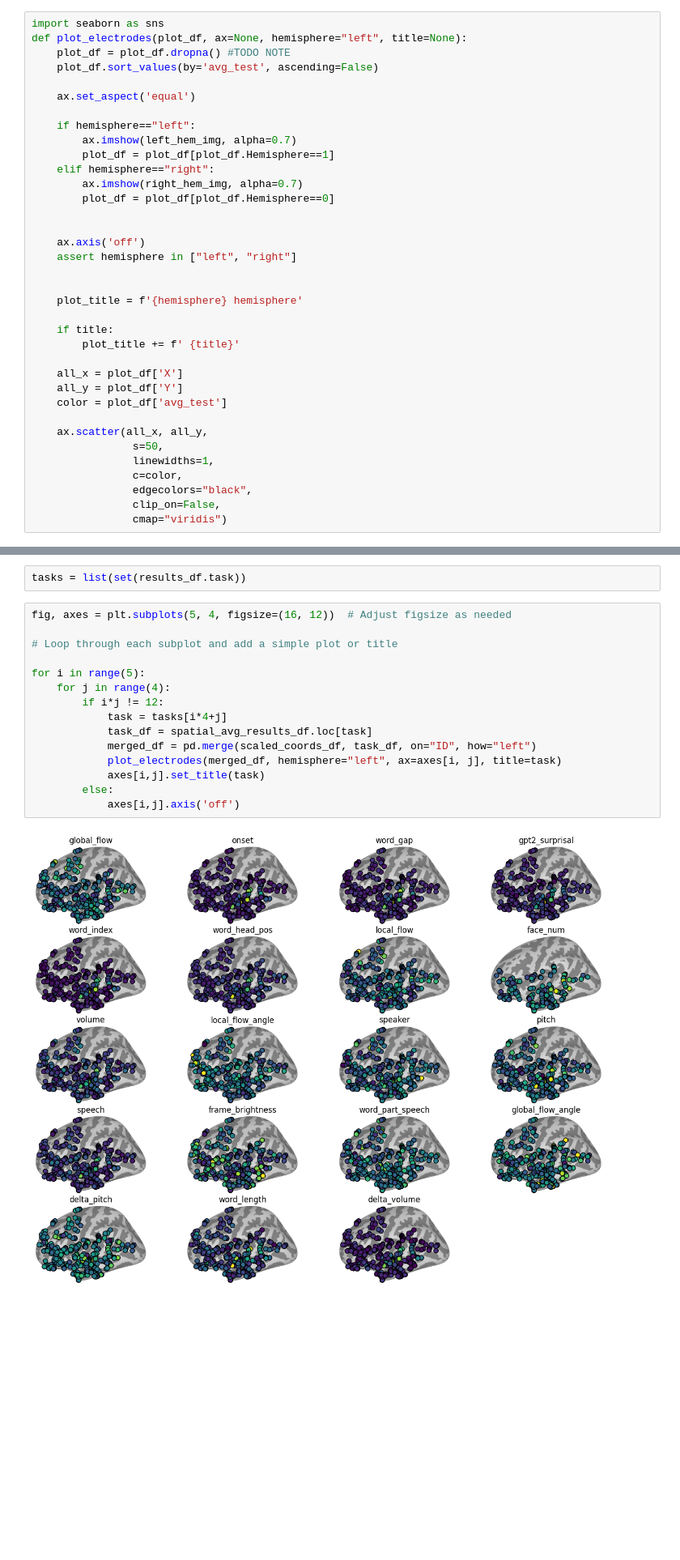
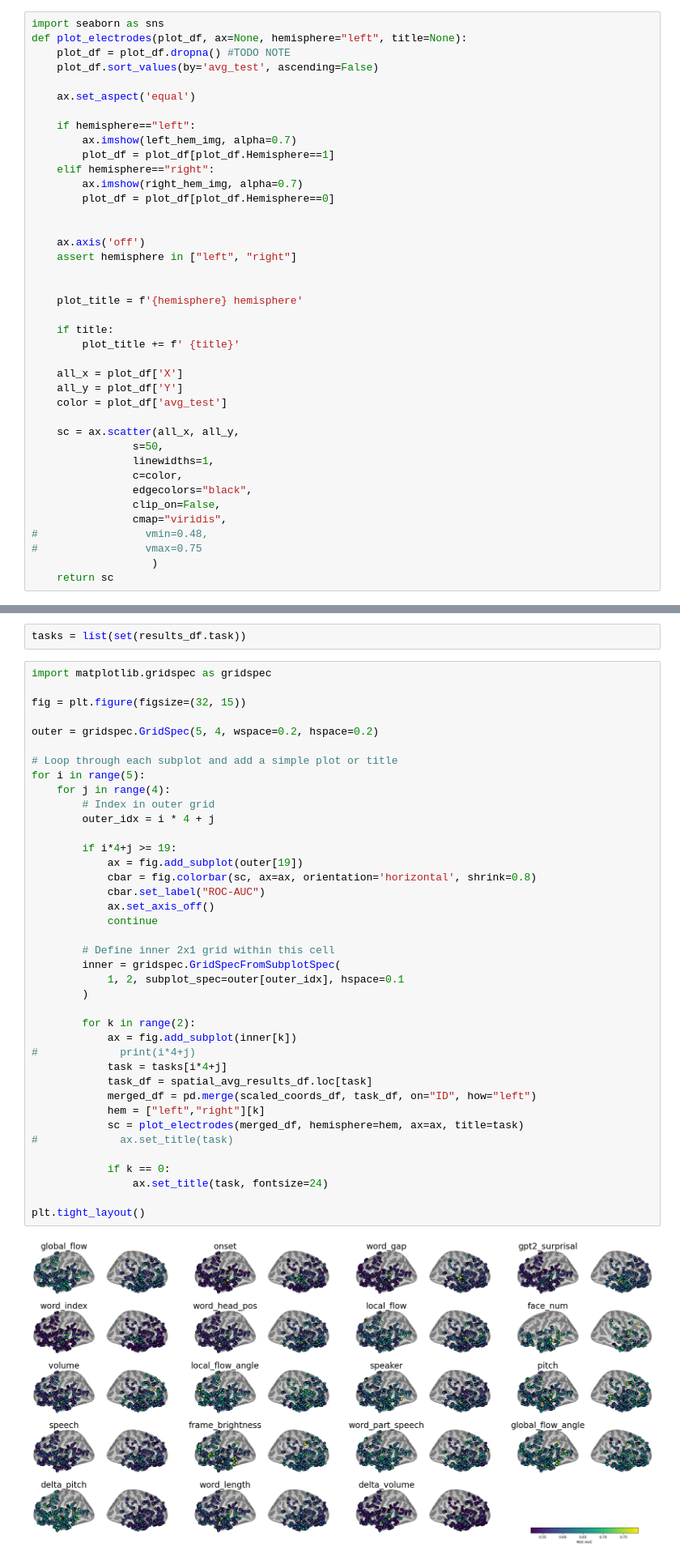
Before and after one commit to azaho/btbench, a Jupyter notebook: notebooks/plot_single_electrode_prototype.ipynb, the cells around one changed output, grey strips where cells are left out. Shown at 81% size. Cells and saved outputs as stored; diff of their text form; blank space fills up the shorter version.

```diff
--- a/notebooks/plot_single_electrode_prototype.ipynb
+++ b/notebooks/plot_single_electrode_prototype.ipynb
@@ -102,13 +102,17 @@ def plot_electrodes(plot_df, ax=None, hemisphere="left", title=None):
     all_y = plot_df['Y']
     color = plot_df['avg_test']
 
-    ax.scatter(all_x, all_y,
+    sc = ax.scatter(all_x, all_y,
                 s=50,
                 linewidths=1,
                 c=color,
                 edgecolors="black",
                 clip_on=False,
-                cmap="viridis")
+                cmap="viridis",
+#                 vmin=0.48,
+#                 vmax=0.75
+                   )
+    return sc
 # %%
 results_root = "/storage/czw/linear_voltage_single_electrode_SS_SM_prototype/linear_voltage_single_electrode"
 # %%
@@ -197,19 +189,43 @@ tasks
 # %%
 tasks = list(set(results_df.task))
 # %%
-fig, axes = plt.subplots(5, 4, figsize=(16, 12))  # Adjust figsize as needed
+import matplotlib.gridspec as gridspec
+
+fig = plt.figure(figsize=(32, 15))
+
+outer = gridspec.GridSpec(5, 4, wspace=0.2, hspace=0.2)
 
 # Loop through each subplot and add a simple plot or title
-
 for i in range(5):
     for j in range(4):
-        if i*j != 12:
+        # Index in outer grid
+        outer_idx = i * 4 + j
+
+        if i*4+j >= 19:
+            ax = fig.add_subplot(outer[19])
+            cbar = fig.colorbar(sc, ax=ax, orientation='horizontal', shrink=0.8)
+            cbar.set_label("ROC-AUC")
+            ax.set_axis_off()
+            continue
+
+        # Define inner 2x1 grid within this cell
+        inner = gridspec.GridSpecFromSubplotSpec(
+            1, 2, subplot_spec=outer[outer_idx], hspace=0.1
+        )
+
+        for k in range(2):
+            ax = fig.add_subplot(inner[k])
+#             print(i*4+j)
             task = tasks[i*4+j]
             task_df = spatial_avg_results_df.loc[task]
             merged_df = pd.merge(scaled_coords_df, task_df, on="ID", how="left")
-            plot_electrodes(merged_df, hemisphere="left", ax=axes[i, j], title=task)
-            axes[i,j].set_title(task)
-        else:
-            axes[i,j].axis('off')
+            hem = ["left","right"][k]
+            sc = plot_electrodes(merged_df, hemisphere=hem, ax=ax, title=task)
+#             ax.set_title(task)
+
+            if k == 0:
+                ax.set_title(task, fontsize=24)
+
+plt.tight_layout()
 # %% [output]
-[figure, old version]
+[figure, new version]
```
Also changed, not shown: parts of 6 cells of this notebook, 1 other file.
